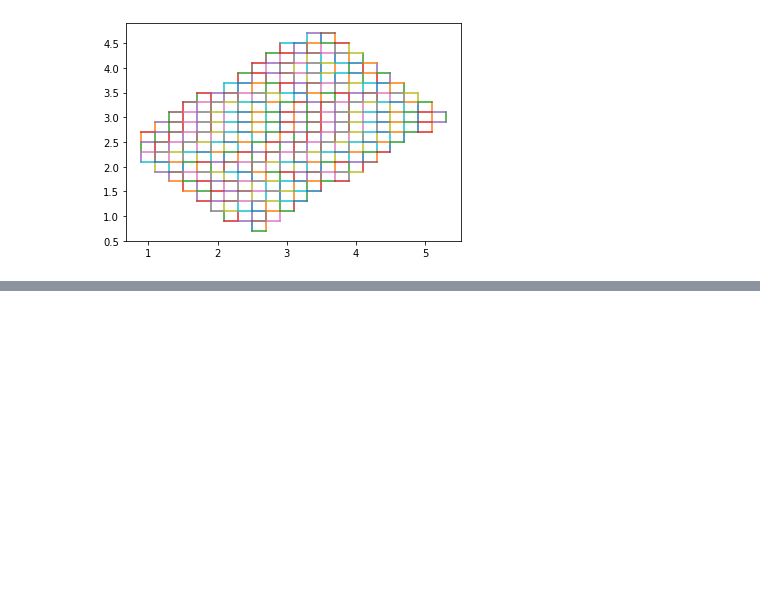
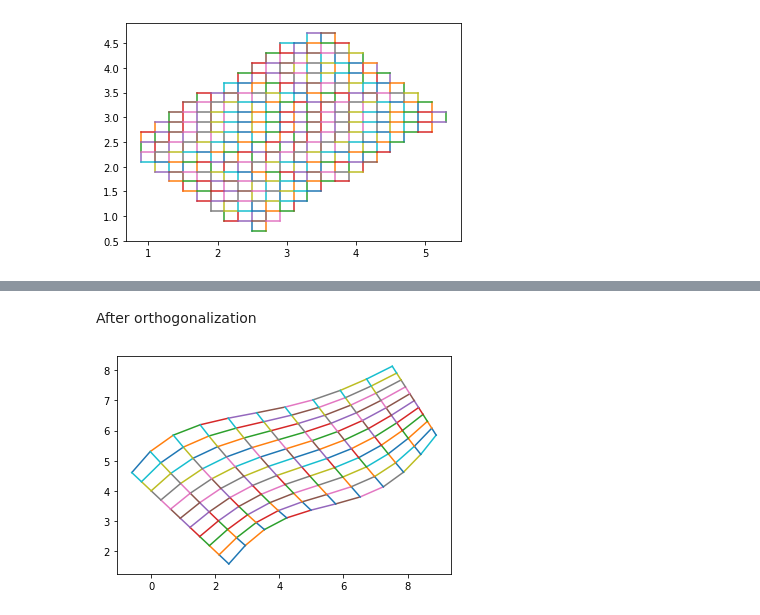
Before and after one commit to Deltares/MeshKernelPy, a Jupyter notebook: docs/examples/04_curvilineargrid_basics.ipynb, the cells around one changed output, grey strips where cells are left out. Cells and saved outputs as stored; diff of their text form; code cells hidden in the pictures; blank space fills up the shorter version.

```diff
--- a/docs/examples/04_curvilineargrid_basics.ipynb
+++ b/docs/examples/04_curvilineargrid_basics.ipynb
@@ -205,0 +268,8 @@ curvilinear_grid.plot_edges(ax)
+# %% [markdown]
+After orthogonalization
+# %%
+curvilinear_grid = mk.curvilineargrid_get()
+fig, ax = plt.subplots()
+curvilinear_grid.plot_edges(ax)
+# %% [output]
+[figure, added]
```
Also changed, not shown: parts of 10 cells of this notebook, 1 other file.
